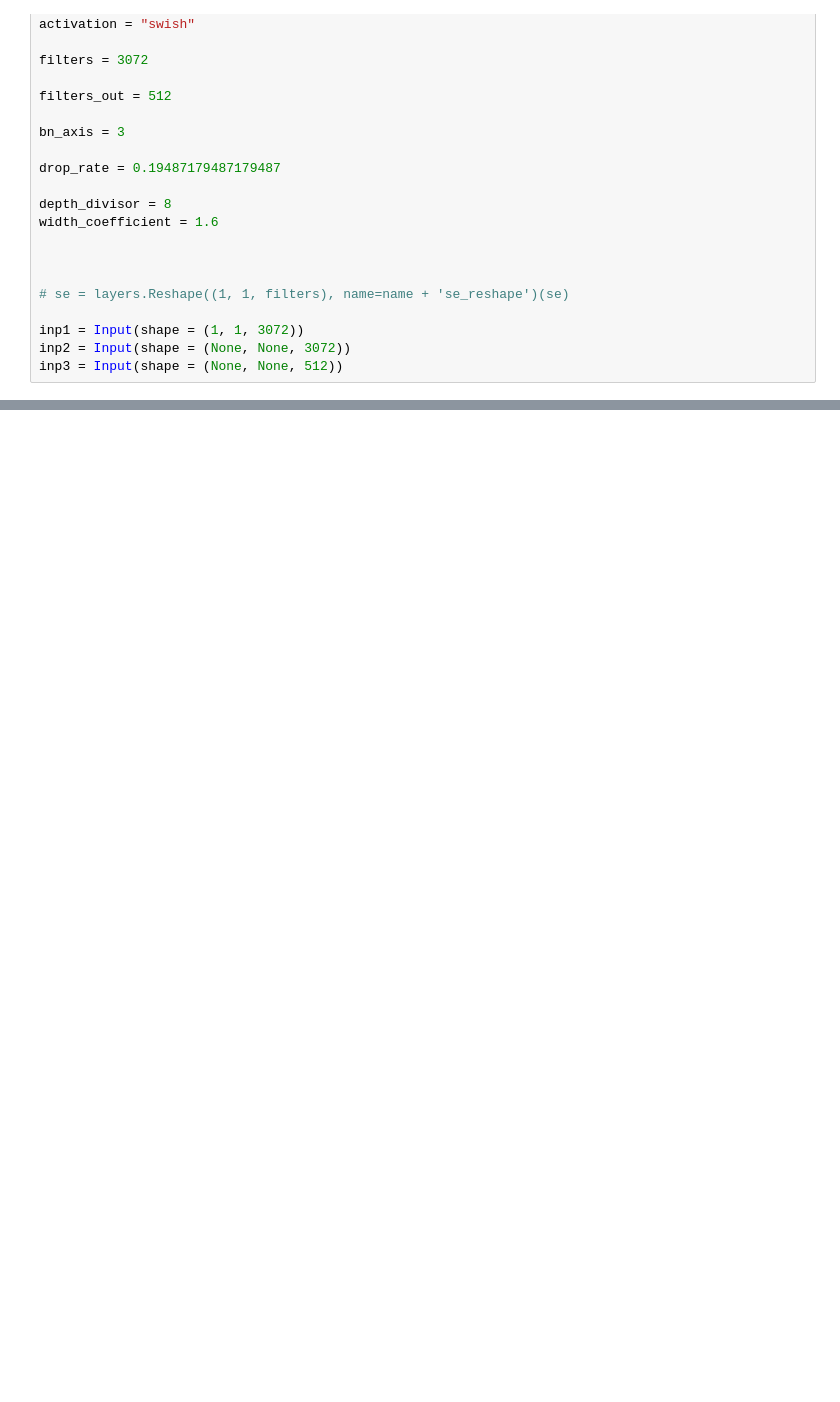
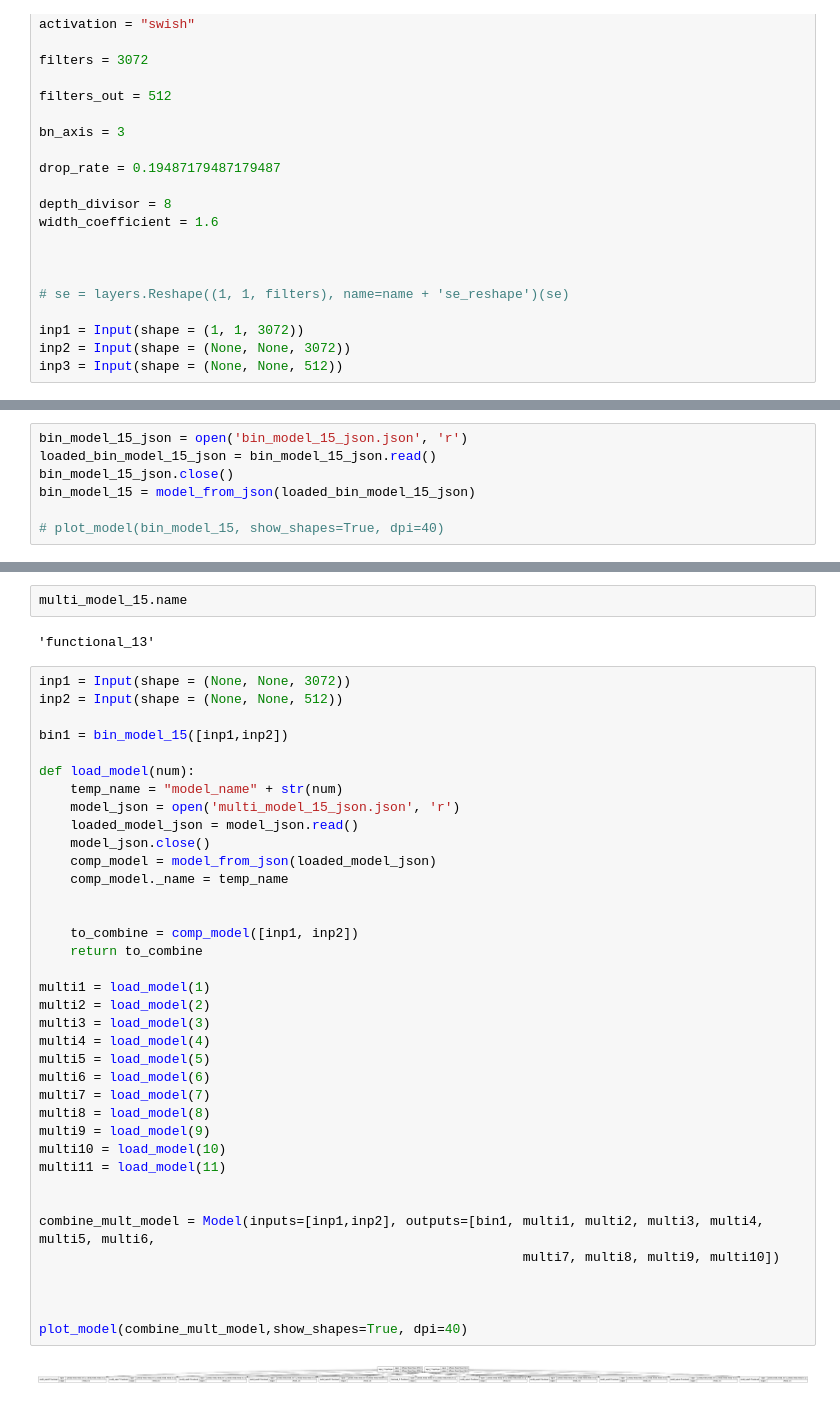
Before and after one commit to AshishGusain17/colab_notebooks, a Jupyter notebook: keras_model_combine.ipynb, the cells around one changed output, grey strips where cells are left out. Drawn from its saved outputs; the diff is of its cells as text; blank space fills up the shorter version.

```diff
--- a/keras_model_combine.ipynb
+++ b/keras_model_combine.ipynb
@@ -329,0 +236,7 @@ Fri May 28 18:39:34 2021
+# %%
+bin_model_15_json = open('bin_model_15_json.json', 'r')
+loaded_bin_model_15_json = bin_model_15_json.read()
+bin_model_15_json.close()
+bin_model_15 = model_from_json(loaded_bin_model_15_json)
+
+# plot_model(bin_model_15, show_shapes=True, dpi=40)
@@ -329,0 +254,43 @@ Fri May 28 18:39:34 2021
+# %%
+multi_model_15.name
+# %% [output]
+'functional_13'
+# %%
+inp1 = Input(shape = (None, None, 3072))
+inp2 = Input(shape = (None, None, 512))
+
+bin1 = bin_model_15([inp1,inp2])
+
+def load_model(num):
+    temp_name = "model_name" + str(num)
+    model_json = open('multi_model_15_json.json', 'r')
+    loaded_model_json = model_json.read()
+    model_json.close()
+    comp_model = model_from_json(loaded_model_json)
+    comp_model._name = temp_name
+
+
+    to_combine = comp_model([inp1, inp2])
+    return to_combine
+
+multi1 = load_model(1)
+multi2 = load_model(2)
+multi3 = load_model(3)
+multi4 = load_model(4)
+multi5 = load_model(5)
+multi6 = load_model(6)
+multi7 = load_model(7)
+multi8 = load_model(8)
+multi9 = load_model(9)
+multi10 = load_model(10)
+multi11 = load_model(11)
+
+
+combine_mult_model = Model(inputs=[inp1,inp2], outputs=[bin1, multi1, multi2, multi3, multi4, multi5, multi6,
+                                                              multi7, multi8, multi9, multi10])
+
+
+
+plot_model(combine_mult_model,show_shapes=True, dpi=40)
+# %% [output]
+[figure, added]
```
Also changed, not shown: parts of 14 cells of this notebook.
